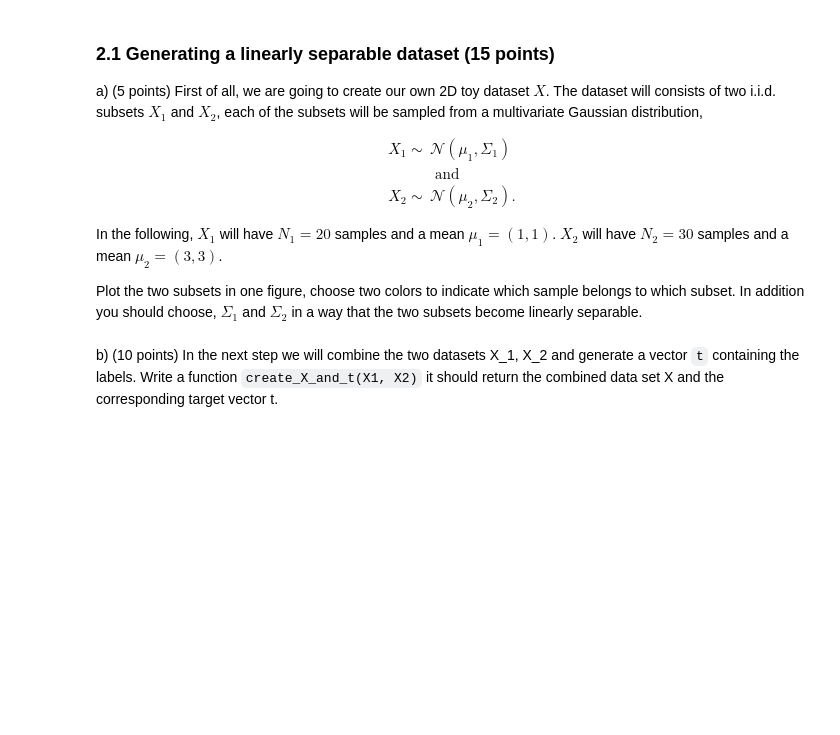
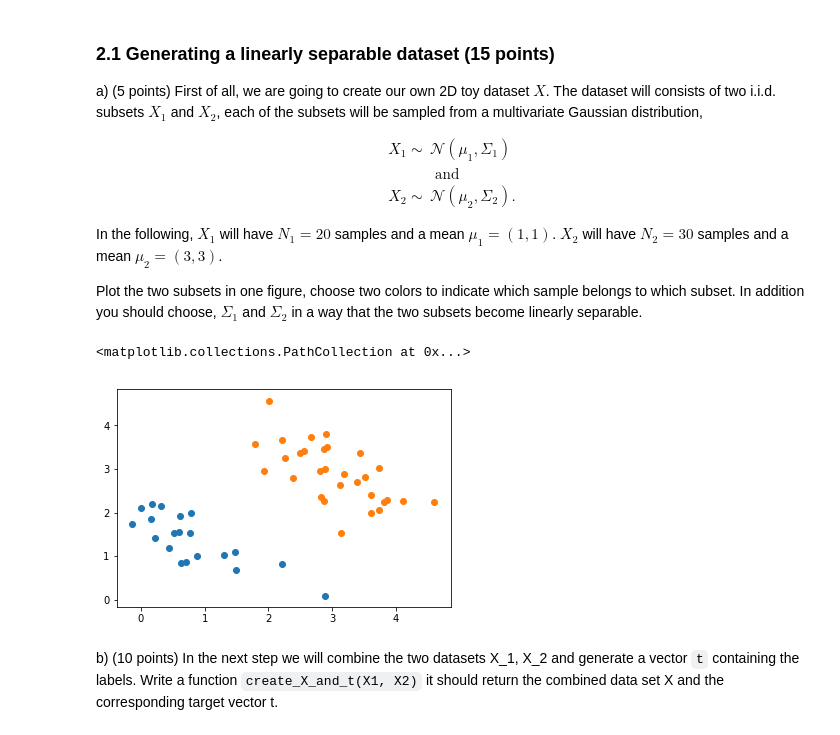
Before and after one commit to TomFrederik/ml1-2020, a Jupyter notebook: lab_3/lab3.ipynb, the cells around one changed output. Drawn from its saved outputs; the diff is of its cells as text; code cells hidden in the pictures; blank space fills up the shorter version.

```diff
--- a/lab_3/lab3.ipynb
+++ b/lab_3/lab3.ipynb
@@ -349,3 +411,21 @@ raise NotImplementedError()
+# %%
+# YOUR CODE HERE
+mu1 = np.array([1, 1])
+N1 = 20
+Sigma1 = np.array([[0.7, -0.5], [-0.5, 0.7]])
+mu2 = np.array([3, 3])
+N2 = 30
+# linear decision boundary
+Sigma2 = Sigma1
+
+X1 = np.random.multivariate_normal(mu1, Sigma1, N1)
+X2 = np.random.multivariate_normal(mu2, Sigma2, N2)
+
+plt.scatter(X1[:, 0], X1[:, 1])
+plt.scatter(X2[:, 0], X2[:, 1])
+# %% [output]
+<matplotlib.collections.PathCollection at 0x...>
+[figure, added]
 # %% [markdown]
 b) (10 points) In the next step we will combine the two datasets X_1, X_2 and generate a vector `t` containing the labels. Write a function `create_X_and_t(X1, X2)` it should return the combined data set X and the corresponding target vector t.
 # %%
```
Also changed, not shown: parts of 13 cells of this notebook.
